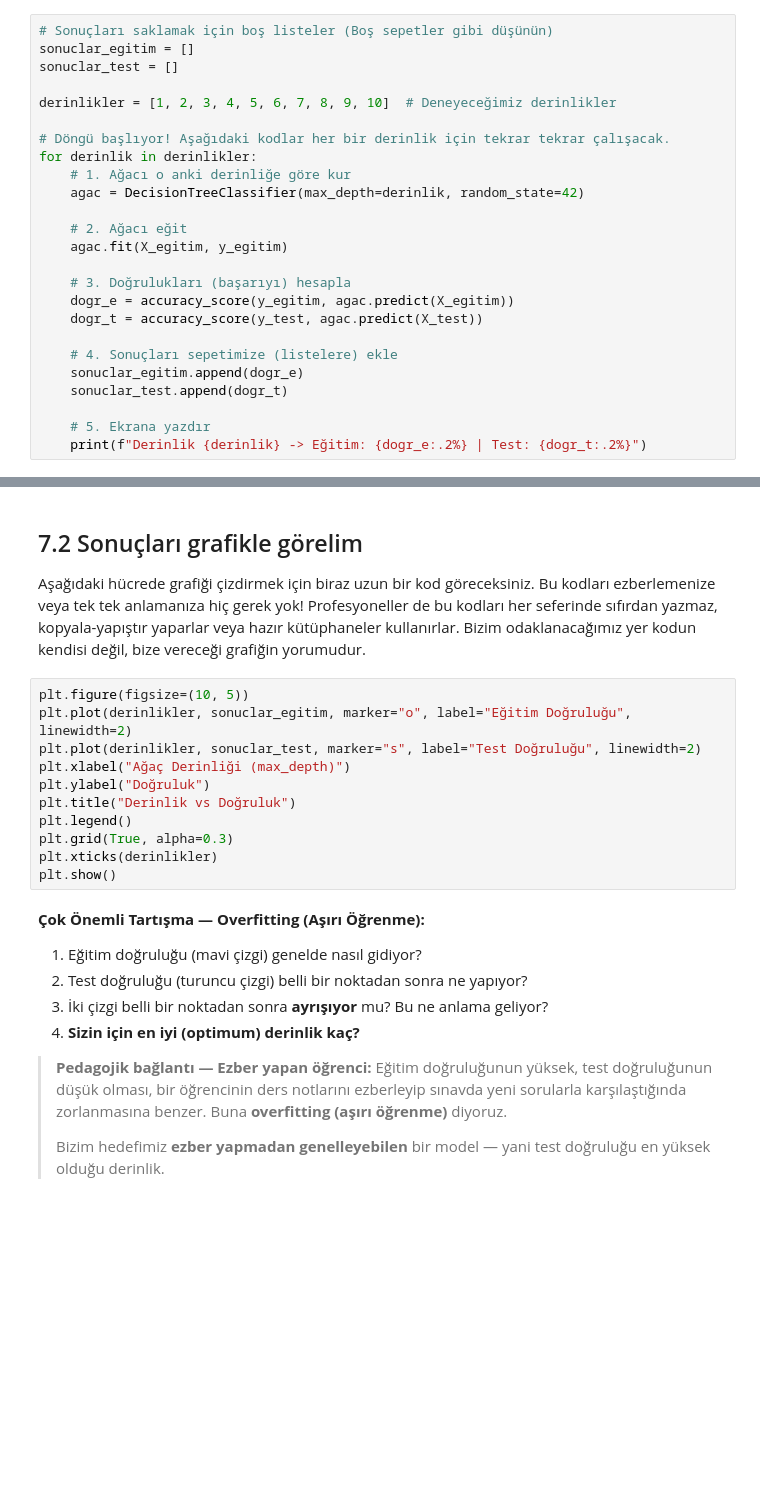
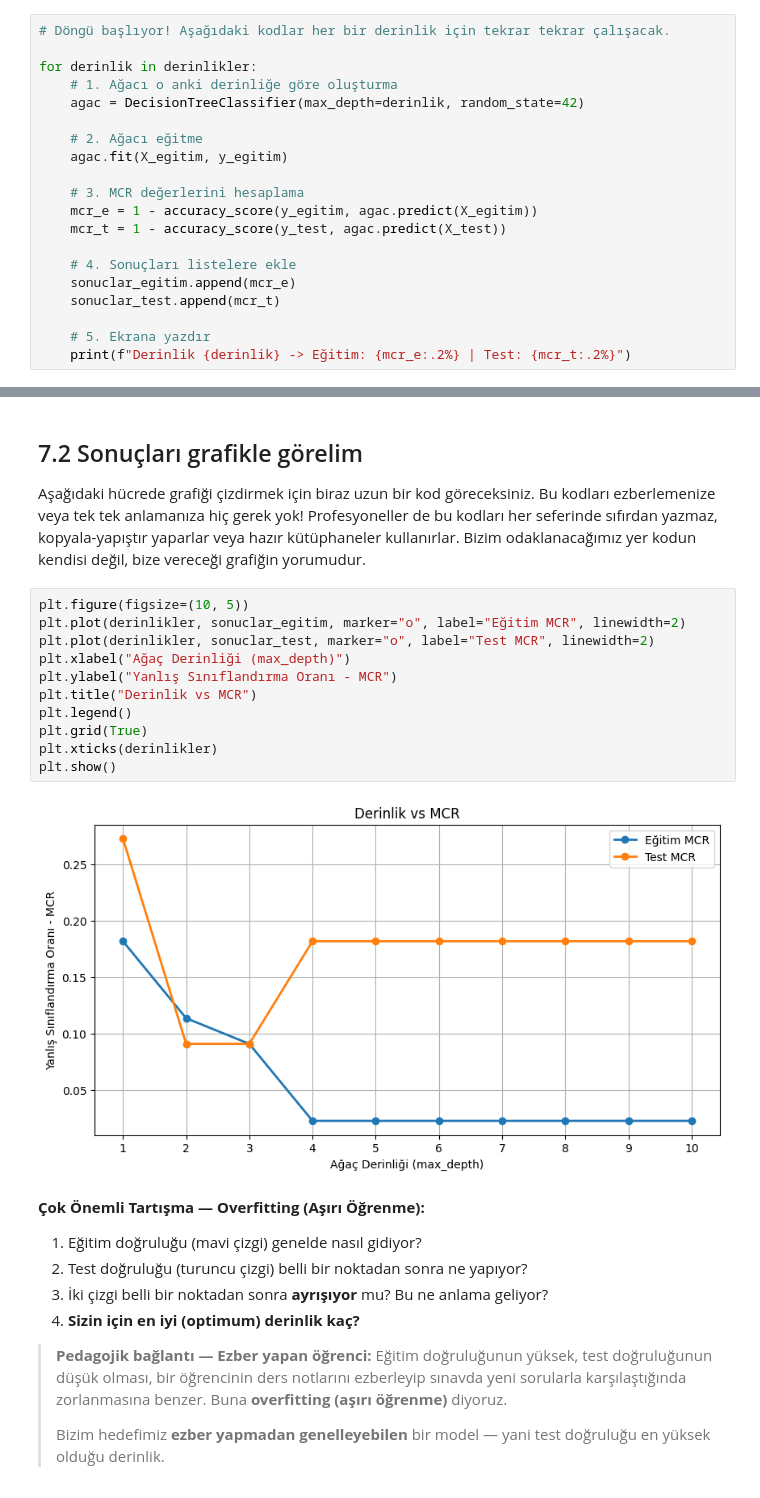
Before and after one commit to dedemerve/Decision-Trees-CODAP-to-Python, a Jupyter notebook: Karar_Ağacı_Oluşturma.ipynb, the cells around one changed output, grey strips where cells are left out. Drawn from its saved outputs; the diff is of its cells as text; blank space fills up the shorter version.

```diff
--- a/Karar_Ağacı_Oluşturma.ipynb
+++ b/Karar_Ağacı_Oluşturma.ipynb
@@ -370,25 +541,20 @@ Tek tek deneyip not almak yerine, Python'a hepsini sırayla yaptıralım.
 # %%
-# Sonuçları saklamak için boş listeler (Boş sepetler gibi düşünün)
-sonuclar_egitim = []
-sonuclar_test = []
+# Döngü başlıyor! Aşağıdaki kodlar her bir derinlik için tekrar tekrar çalışacak.
 
-derinlikler = [1, 2, 3, 4, 5, 6, 7, 8, 9, 10]  # Deneyeceğimiz derinlikler
-
-# Döngü başlıyor! Aşağıdaki kodlar her bir derinlik için tekrar tekrar çalışacak.
 for derinlik in derinlikler:
-    # 1. Ağacı o anki derinliğe göre kur
+    # 1. Ağacı o anki derinliğe göre oluşturma
     agac = DecisionTreeClassifier(max_depth=derinlik, random_state=42)
 
-    # 2. Ağacı eğit
+    # 2. Ağacı eğitme
     agac.fit(X_egitim, y_egitim)
 
-    # 3. Doğrulukları (başarıyı) hesapla
-    dogr_e = accuracy_score(y_egitim, agac.predict(X_egitim))
-    dogr_t = accuracy_score(y_test, agac.predict(X_test))
+    # 3. MCR değerlerini hesaplama
+    mcr_e = 1 - accuracy_score(y_egitim, agac.predict(X_egitim))
+    mcr_t = 1 - accuracy_score(y_test, agac.predict(X_test))
 
-    # 4. Sonuçları sepetimize (listelere) ekle
-    sonuclar_egitim.append(dogr_e)
-    sonuclar_test.append(dogr_t)
+    # 4. Sonuçları listelere ekle
+    sonuclar_egitim.append(mcr_e)
+    sonuclar_test.append(mcr_t)
 
     # 5. Ekrana yazdır
-    print(f"Derinlik {derinlik} -> Eğitim: {dogr_e:.2%} | Test: {dogr_t:.2%}")
+    print(f"Derinlik {derinlik} -> Eğitim: {mcr_e:.2%} | Test: {mcr_t:.2%}")
@@ -403,15 +580,17 @@ for derinlik in derinlikler:
 Aşağıdaki hücrede grafiği çizdirmek için biraz uzun bir kod göreceksiniz. Bu kodları ezberlemenize veya tek tek anlamanıza hiç gerek yok! Profesyoneller de bu kodları her seferinde sıfırdan yazmaz, kopyala-yapıştır yaparlar veya hazır kütüphaneler kullanırlar. Bizim odaklanacağımız yer kodun kendisi değil, bize vereceği grafiğin yorumudur.
 # %%
 plt.figure(figsize=(10, 5))
-plt.plot(derinlikler, sonuclar_egitim, marker="o", label="Eğitim Doğruluğu", linewidth=2)
-plt.plot(derinlikler, sonuclar_test, marker="s", label="Test Doğruluğu", linewidth=2)
+plt.plot(derinlikler, sonuclar_egitim, marker="o", label="Eğitim MCR", linewidth=2)
+plt.plot(derinlikler, sonuclar_test, marker="o", label="Test MCR", linewidth=2)
 plt.xlabel("Ağaç Derinliği (max_depth)")
-plt.ylabel("Doğruluk")
-plt.title("Derinlik vs Doğruluk")
+plt.ylabel("Yanlış Sınıflandırma Oranı - MCR")
+plt.title("Derinlik vs MCR")
 plt.legend()
-plt.grid(True, alpha=0.3)
+plt.grid(True)
 plt.xticks(derinlikler)
 plt.show()
+# %% [output]
+[figure, added]
 # %% [markdown]
 **Çok Önemli Tartışma — Overfitting (Aşırı Öğrenme):**
 
```
Also changed, not shown: parts of 47 cells of this notebook.
